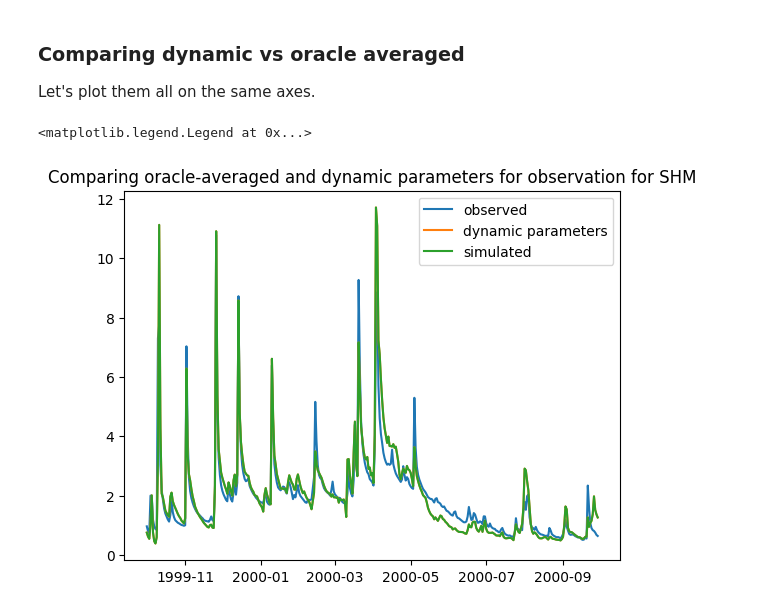
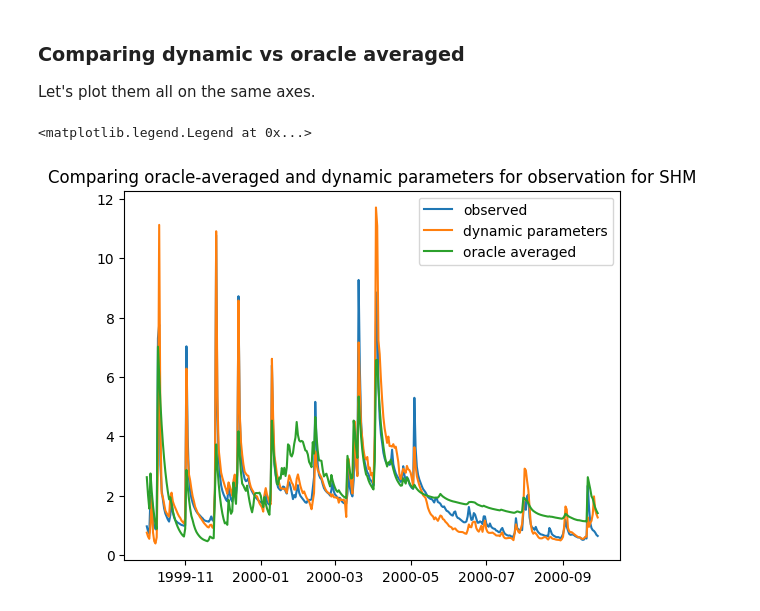
Before and after one commit to mines-ciroh/neuralhydrology-dcfe, a Jupyter notebook: examples/08-SHM/shm_training.ipynb, the cells around one changed output. Drawn from its saved outputs; the diff is of its cells as text; code cells hidden in the pictures.

```diff
--- a/examples/08-SHM/shm_training.ipynb
+++ b/examples/08-SHM/shm_training.ipynb
@@ -37,6 +37,6 @@ Metrics for 1D are calculated over last 1 elements only. Ignoring 364 prediction
 ### Model Evaluation
 Let's load up the model and see how it did.
 # %%
-run_dir = Path("runs/test_SHM_0701_161225")
+run_dir = Path("runs/test_SHM_1401_211913")
 eval_run(run_dir=run_dir, period="test")
 # %% [output]
@@ -100,4 +100,4 @@ Metrics for 1D are calculated over last 1 elements only. Ignoring 364 prediction
 # %%
-run_dir = Path("runs/test_SHM_1401_170907")
+run_dir = Path("runs/test_SHM_1401_212217")
 eval_run(run_dir=run_dir, period="test")
 # %% [output]
@@ -141,11 +141,11 @@ Let's plot them all on the same axes.
 # %%
 # extract observations and simulations
 plt.plot(qobs['datetime'], qobs[0],label='observed')
 plt.plot(qsim_dynamic['datetime'], qsim_dynamic[0],label='dynamic parameters')
-plt.plot(qsim_oracle['datetime'], qsim_oracle[0], label='simulated')
+plt.plot(qsim_oracle['datetime'], qsim_oracle[0], label='oracle averaged')
 #plt.set_ylabel("Discharge (mm/d)")
 plt.title("Comparing oracle-averaged and dynamic parameters for observation for SHM")
 plt.legend()
 # %% [output]
 <matplotlib.legend.Legend at 0x...>
-[figure, old version]
+[figure, new version]
```
Also changed, not shown: parts of 6 cells of this notebook, 2 other files.
